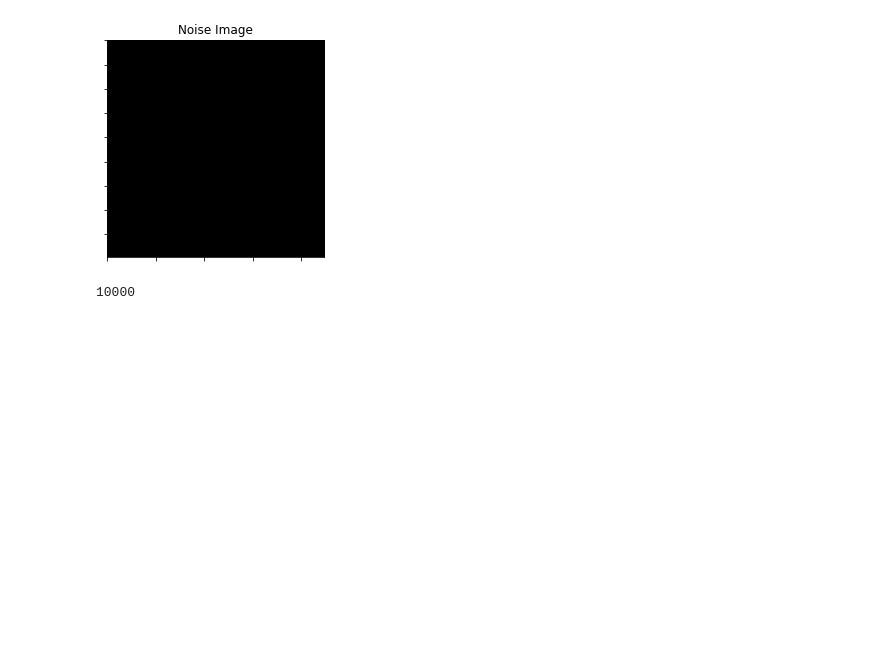
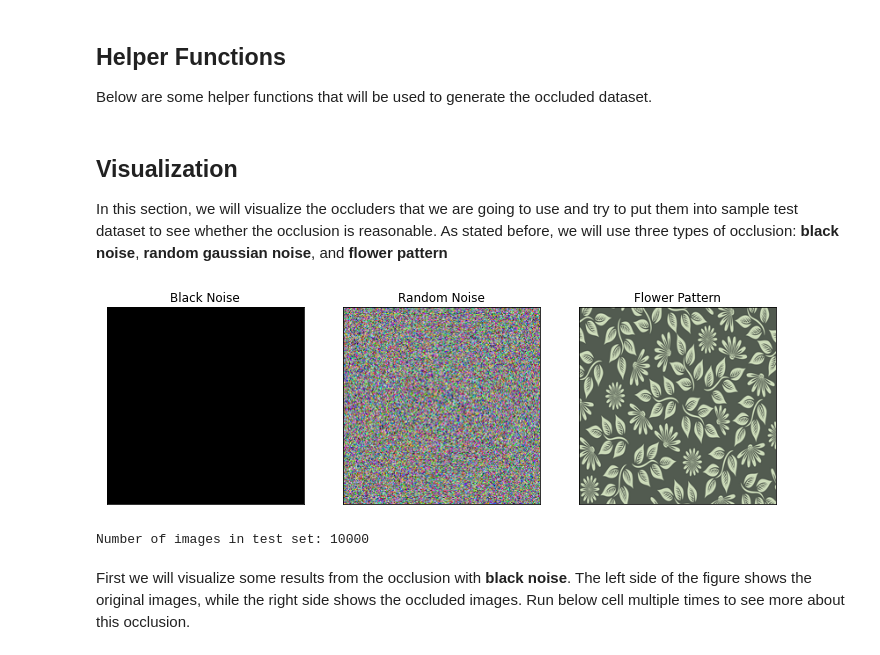
Before and after one commit to suryaParyanta/Final_year_project, a Jupyter notebook: notebooks/image_occlusion.ipynb, the cells around one changed output. Drawn from its saved outputs; the diff is of its cells as text; code cells hidden in the pictures; blank space fills up the shorter version.

Commit message:
Add visualization

```diff
--- a/notebooks/image_occlusion.ipynb
+++ b/notebooks/image_occlusion.ipynb
@@ -9,18 +20,19 @@ from dataset_helpers import filelist_reader
 # %%
 # image path
 root = '../dataset/MNIST_224X224_3'
-noise_image = 'noise.jpg'
+gauss_noise = 'noise.jpg'
+flower_pattern = 'flower_pattern.png'
 test_data = 'test'
 annot_file = 'pairs_test.txt'
-
-# save path
-# occ_test = 'test_occ'
-occ_test = 'test_occ_black_exp'
+# %% [markdown]
+## Helper Functions
+
+Below are some helper functions that will be used to generate the occluded dataset.
 # %%
 def load_occluders(root, img_path):
     img = Image.open(os.path.join(root, img_path))
+    img = img.resize((224,224))
     occluder = np.asarray(img)
-    print(type(occluder))
     return occluder
 
 
@@ -74,22 +86,42 @@ def put_occlusion(img_src, img_dst, center):
 
     # occlusion
     img_dst[start_dst[1]:end_dst[1], start_dst[0]:end_dst[0]] = occ
+# %% [markdown]
+## Visualization
+
+In this section, we will visualize the occluders that we are going to use and try to put them into sample test dataset to see whether the occlusion is reasonable. As stated before, we will use three types of occlusion: **black noise**, **random gaussian noise**, and **flower pattern**
 # %%
-# show noise image
+# show occluders
+fig, ax = plt.subplots(1,3, figsize = (12,4))
+ax = ax.flat
 
-# occluder = load_occluders(root, noise_image)
-occluder = black_noise()
-plt.imshow(occluder)
-plt.title('Noise Image')
-plt.xticks(visible=False)
-plt.yticks(visible=False)
+blk = black_noise()
+ax[0].imshow(blk)
+ax[0].set_title("Black Noise")
+
+gauss = load_occluders(root, gauss_noise)
+ax[1].imshow(gauss)
+ax[1].set_title("Random Noise")
+
+flower = load_occluders(root, flower_pattern)
+ax[2].imshow(flower)
+ax[2].set_title("Flower Pattern")
+
+for axis in ax:
+    axis.set_xticks([])
+    axis.set_yticks([])
+
 plt.show()
 # %% [output]
-[figure, old version]
+[figure, new version]
 # %%
 # load the annotation file
 image_list = filelist_reader(os.path.join(root, annot_file))
-print(len(image_list))
+print(f"Number of images in test set: {len(image_list)}")
 # %% [output]
-10000
+Number of images in test set: 10000
+# %% [markdown]
+First we will visualize some results from the occlusion with **black noise**.
+The left side of the figure shows the original images, while the right side shows the occluded images.
+Run below cell multiple times to see more about this occlusion.
 # %%
```
Also changed, not shown: parts of 13 cells of this notebook.
